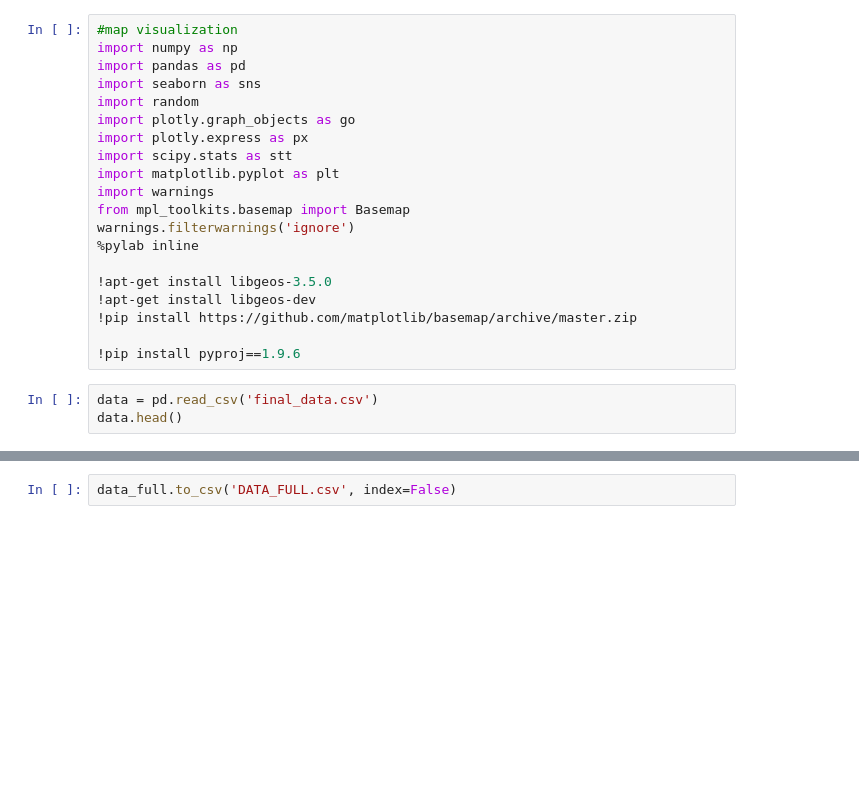
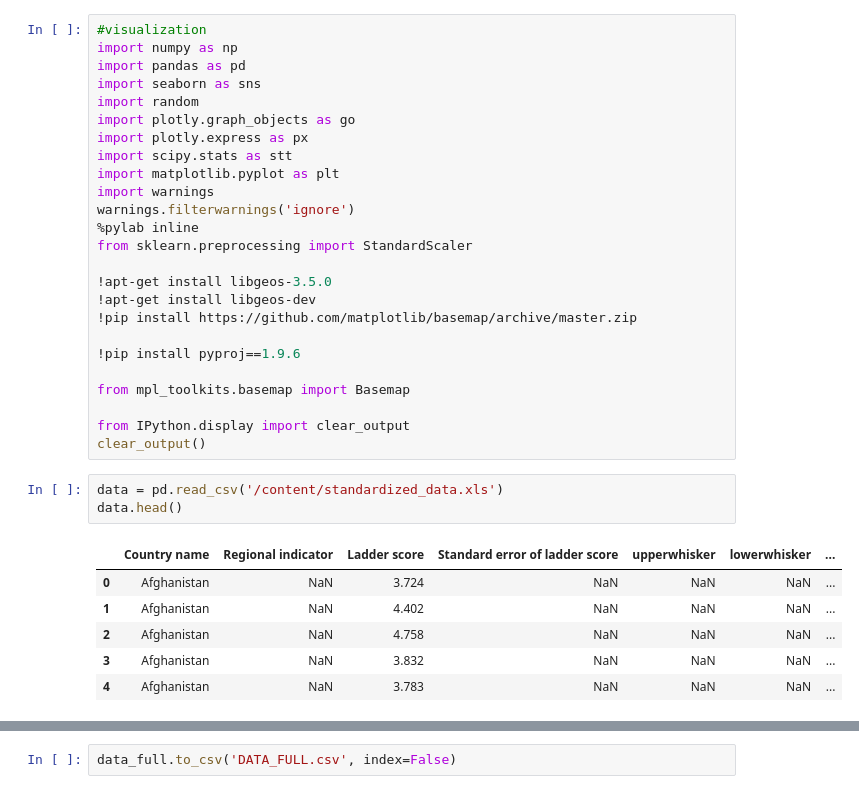
Before and after one commit to k-girish/world-happiness, a Jupyter notebook: notebooks/visiualization.ipynb, the cells around one changed output, grey strips where cells are left out. Cells and saved outputs as stored; diff of their text form; blank space fills up the shorter version.

```diff
--- a/notebooks/visiualization.ipynb
+++ b/notebooks/visiualization.ipynb
@@ -1,5 +1,5 @@
 # %%
-#map visualization
+#visualization
 import numpy as np
 import pandas as pd
 import seaborn as sns
@@ -9,15 +9,27 @@ import plotly.express as px
 import scipy.stats as stt
 import matplotlib.pyplot as plt
 import warnings
-from mpl_toolkits.basemap import Basemap
 warnings.filterwarnings('ignore')
 %pylab inline
+from sklearn.preprocessing import StandardScaler
 
 !apt-get install libgeos-3.5.0
 !apt-get install libgeos-dev
 !pip install https://github.com/matplotlib/basemap/archive/master.zip
 
 !pip install pyproj==1.9.6
+
+from mpl_toolkits.basemap import Basemap
+
+from IPython.display import clear_output
+clear_output()
 # %%
-data = pd.read_csv('final_data.csv')
+data = pd.read_csv('/content/standardized_data.xls')
 data.head()
+# %% [output]
+|  | Country name | Regional indicator | Ladder score | Standard error of ladder score | upperwhisker | lowerwhisker | ... |
+| 0 | Afghanistan | NaN | 3.724 | NaN | NaN | NaN | ... |
+| 1 | Afghanistan | NaN | 4.402 | NaN | NaN | NaN | ... |
+| 2 | Afghanistan | NaN | 4.758 | NaN | NaN | NaN | ... |
+| 3 | Afghanistan | NaN | 3.832 | NaN | NaN | NaN | ... |
+| 4 | Afghanistan | NaN | 3.783 | NaN | NaN | NaN | ... |
```
Also changed, not shown: parts of 14 cells of this notebook.
